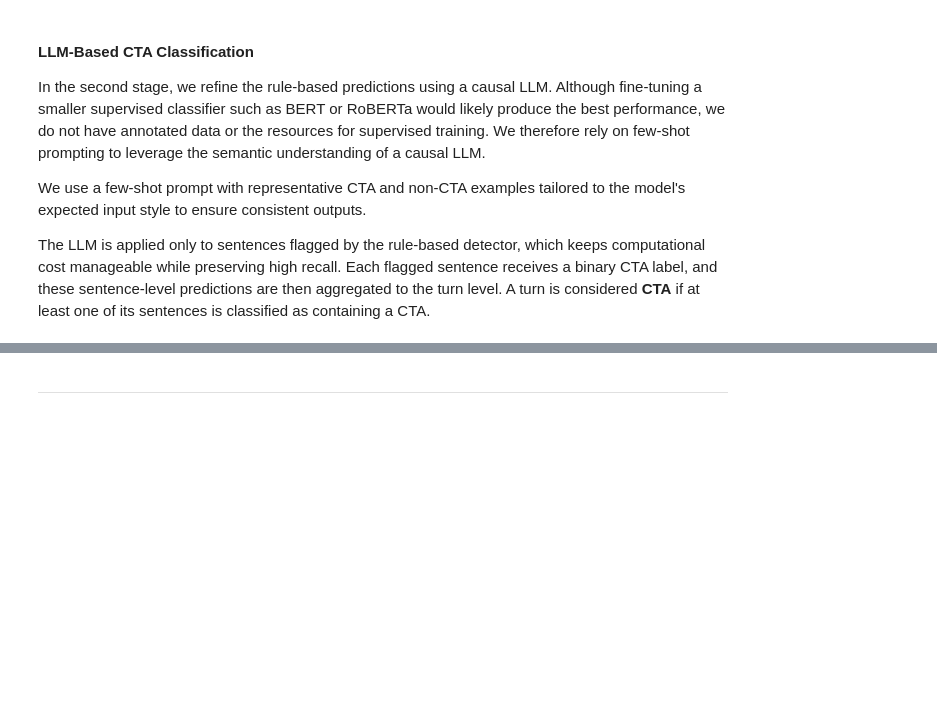
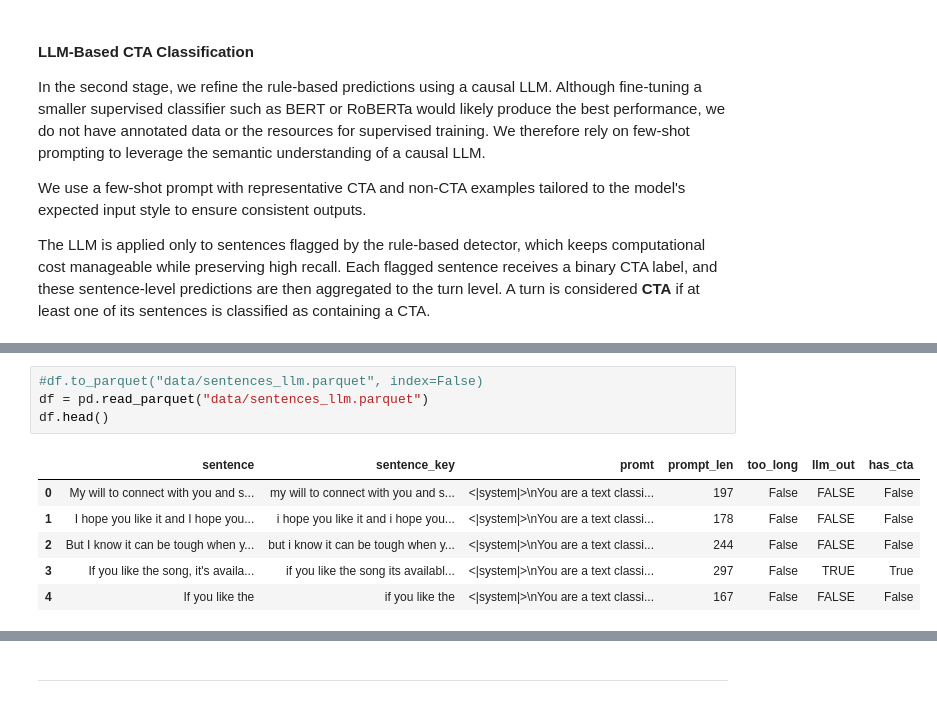
Before and after one commit to au-nlp/project-milestone-p2-group4, a Jupyter notebook: cta-pipeline.ipynb, the cells around one changed output, grey strips where cells are left out. Saved outputs shown, nothing was run; the diff lists cells and outputs as text; blank space fills up the shorter version.

```diff
--- a/cta-pipeline.ipynb
+++ b/cta-pipeline.ipynb
@@ -339,0 +485,11 @@ turns_df['cta_sentences'].sum() * (19 / 24) / 60 / 60
+# %%
+#df.to_parquet("data/sentences_llm.parquet", index=False)
+df = pd.read_parquet("data/sentences_llm.parquet")
+df.head()
+# %% [output]
+|  | sentence | sentence_key | promt | prompt_len | too_long | llm_out | has_cta |
+| 0 | My will to connect with you and s... | my will to connect with you and s... | <|system|>\nYou are a text classi... | 197 | False | FALSE | False |
+| 1 | I hope you like it and I hope you... | i hope you like it and i hope you... | <|system|>\nYou are a text classi... | 178 | False | FALSE | False |
+| 2 | But I know it can be tough when y... | but i know it can be tough when y... | <|system|>\nYou are a text classi... | 244 | False | FALSE | False |
+| 3 | If you like the song, it's availa... | if you like the song its availabl... | <|system|>\nYou are a text classi... | 297 | False | TRUE | True |
+| 4 | If you like the | if you like the | <|system|>\nYou are a text classi... | 167 | False | FALSE | False |
```
Also changed, not shown: parts of 28 cells of this notebook, 2 other files.
